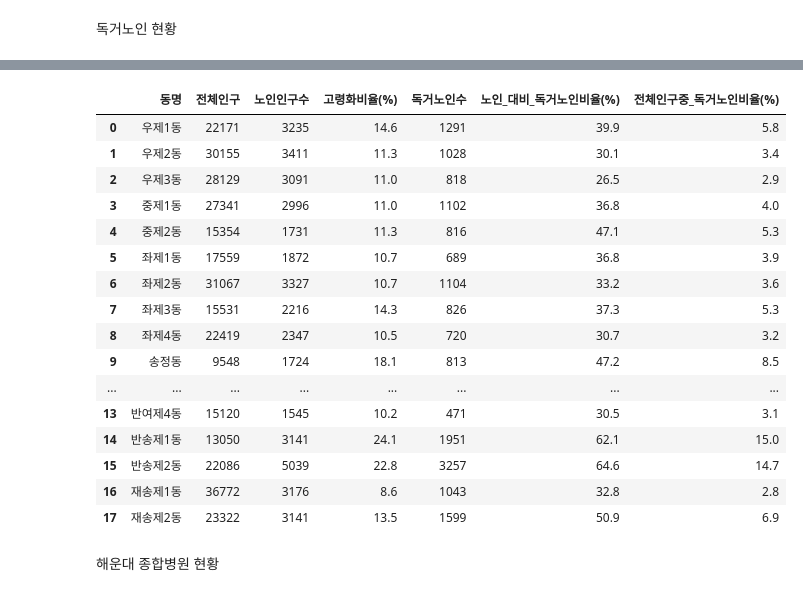
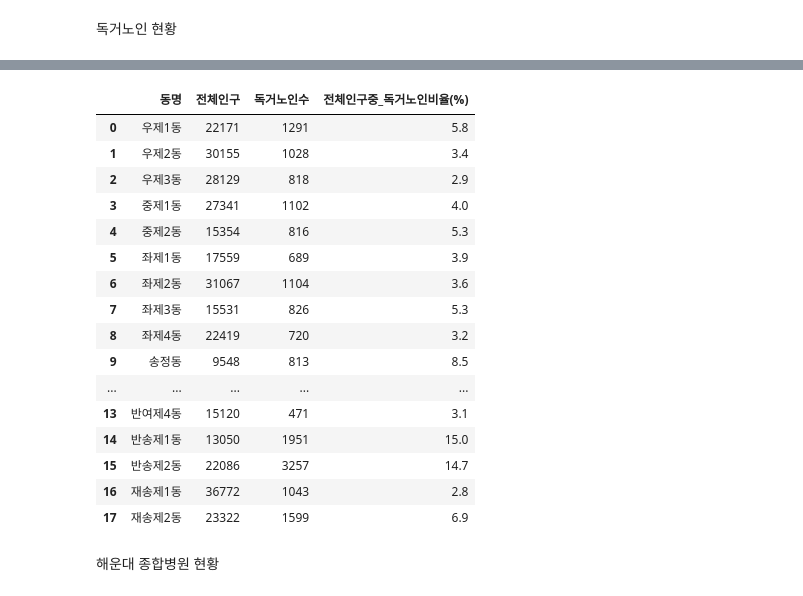
Before and after one commit to ksm1113/haeundae_bigdata, a Jupyter notebook: noin.ipynb, the cells around one changed output, grey strips where cells are left out. Saved outputs shown, nothing was run; the diff lists cells and outputs as text; code cells hidden in the pictures.

```diff
--- a/noin.ipynb
+++ b/noin.ipynb
@@ -31,0 +34,33 @@ print(f'전체인구: {total}명, 노인인구: {bunja}명, 고령화비율: {ro
+# %%
+import matplotlib.pyplot as plt
+# 전체 인구수와 노인 인구수 계산
+total = (population['인구수']).sum()
+bunja = (population[population['old?']==True]['인구수']).sum()
+
+# 비노인 인구수 계산
+non_old_population = total - bunja
+
+# 파이 차트 데이터 준비
+sizes = [non_old_population, bunja]
+labels = ['비노인 인구', '노인 인구']
+colors = ['#ff9999', '#66b3ff']  # 색상 설정
+explode = (0, 0.1)  # 노인 인구 부분을 조금 돌출시킴
+
+# 폰트 설정
+plt.rcParams['font.family'] ='Malgun Gothic'
+plt.rcParams['axes.unicode_minus'] =False
+
+# 각 부분의 라벨과 비율 및 실제 수치 포맷팅
+def make_autopct(values):
+    def my_autopct(pct):
+        total = sum(values)
+        val = int(round(pct*total/100.0))
+        return '{p:.1f}%\n({v:d}명)'.format(p=pct,v=val)
+    return my_autopct
+
+# 파이 차트 그리기
+plt.figure(figsize=(3, 3))  # 차트 크기 설정
+plt.pie(sizes, explode=explode, labels=labels, colors=colors, autopct=make_autopct(sizes), startangle=140)
+plt.title('해운대구 노인 인구 비율 및 인구수')  # 차트 제목 설정
+plt.axis('equal')  # 원형 차트가 원형으로 보이도록 설정
+plt.show()
@@ -90,29 +165,29 @@ alone
 # %%
 alone_ratio = round(alone['합계(명)']/result_df['노인인구수'],3)
 alone_elders = result_df.copy()
 alone_elders['독거노인수']=alone['합계(명)']
 alone_elders['노인_대비_독거노인비율(%)']=alone_ratio*100
 alone_elders['전체인구중_독거노인비율(%)']=round(alone_elders['독거노인수']/alone_elders['전체인구'],3)*100
-alone_elders=alone_elders[['동명','전체인구','노인인구수','고령화비율(%)','독거노인수','노인_대비_독거노인비율(%)','전체인구중_독거노인비율(%)']]
+alone_elders=alone_elders[['동명','전체인구','독거노인수','전체인구중_독거노인비율(%)']]
 alone_elders
 # %% [output]
-|  | 동명 | 전체인구 | 노인인구수 | 고령화비율(%) | 독거노인수 | 노인_대비_독거노인비율(%) | 전체인구중_독거노인비율(%) |
-| 0 | 우제1동 | 22171 | 3235 | 14.6 | 1291 | 39.9 | 5.8 |
-| 1 | 우제2동 | 30155 | 3411 | 11.3 | 1028 | 30.1 | 3.4 |
-| 2 | 우제3동 | 28129 | 3091 | 11.0 | 818 | 26.5 | 2.9 |
-| 3 | 중제1동 | 27341 | 2996 | 11.0 | 1102 | 36.8 | 4.0 |
-| 4 | 중제2동 | 15354 | 1731 | 11.3 | 816 | 47.1 | 5.3 |
-| 5 | 좌제1동 | 17559 | 1872 | 10.7 | 689 | 36.8 | 3.9 |
-| 6 | 좌제2동 | 31067 | 3327 | 10.7 | 1104 | 33.2 | 3.6 |
-| 7 | 좌제3동 | 15531 | 2216 | 14.3 | 826 | 37.3 | 5.3 |
-| 8 | 좌제4동 | 22419 | 2347 | 10.5 | 720 | 30.7 | 3.2 |
-| 9 | 송정동 | 9548 | 1724 | 18.1 | 813 | 47.2 | 8.5 |
-| ... | ... | ... | ... | ... | ... | ... | ... |
-| 13 | 반여제4동 | 15120 | 1545 | 10.2 | 471 | 30.5 | 3.1 |
-| 14 | 반송제1동 | 13050 | 3141 | 24.1 | 1951 | 62.1 | 15.0 |
-| 15 | 반송제2동 | 22086 | 5039 | 22.8 | 3257 | 64.6 | 14.7 |
-| 16 | 재송제1동 | 36772 | 3176 | 8.6 | 1043 | 32.8 | 2.8 |
-| 17 | 재송제2동 | 23322 | 3141 | 13.5 | 1599 | 50.9 | 6.9 |
+|  | 동명 | 전체인구 | 독거노인수 | 전체인구중_독거노인비율(%) |
+| 0 | 우제1동 | 22171 | 1291 | 5.8 |
+| 1 | 우제2동 | 30155 | 1028 | 3.4 |
+| 2 | 우제3동 | 28129 | 818 | 2.9 |
+| 3 | 중제1동 | 27341 | 1102 | 4.0 |
+| 4 | 중제2동 | 15354 | 816 | 5.3 |
+| 5 | 좌제1동 | 17559 | 689 | 3.9 |
+| 6 | 좌제2동 | 31067 | 1104 | 3.6 |
+| 7 | 좌제3동 | 15531 | 826 | 5.3 |
+| 8 | 좌제4동 | 22419 | 720 | 3.2 |
+| 9 | 송정동 | 9548 | 813 | 8.5 |
+| ... | ... | ... | ... | ... |
+| 13 | 반여제4동 | 15120 | 471 | 3.1 |
+| 14 | 반송제1동 | 13050 | 1951 | 15.0 |
+| 15 | 반송제2동 | 22086 | 3257 | 14.7 |
+| 16 | 재송제1동 | 36772 | 1043 | 2.8 |
+| 17 | 재송제2동 | 23322 | 1599 | 6.9 |
 # %% [markdown]
 해운대 종합병원 현황
 # %%
```
Also changed, not shown: parts of 8 cells of this notebook, 2 other files.
